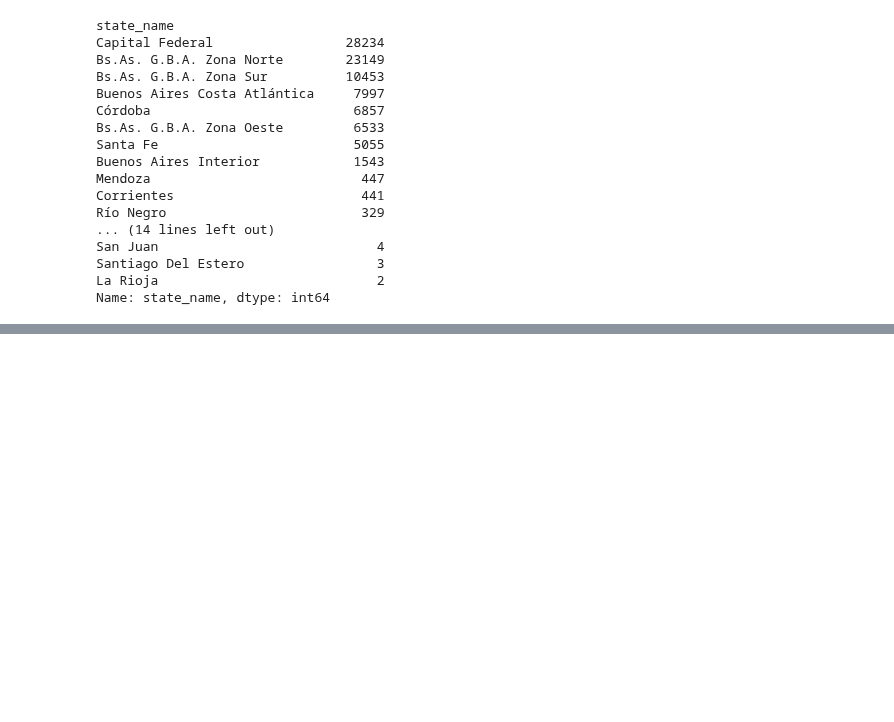
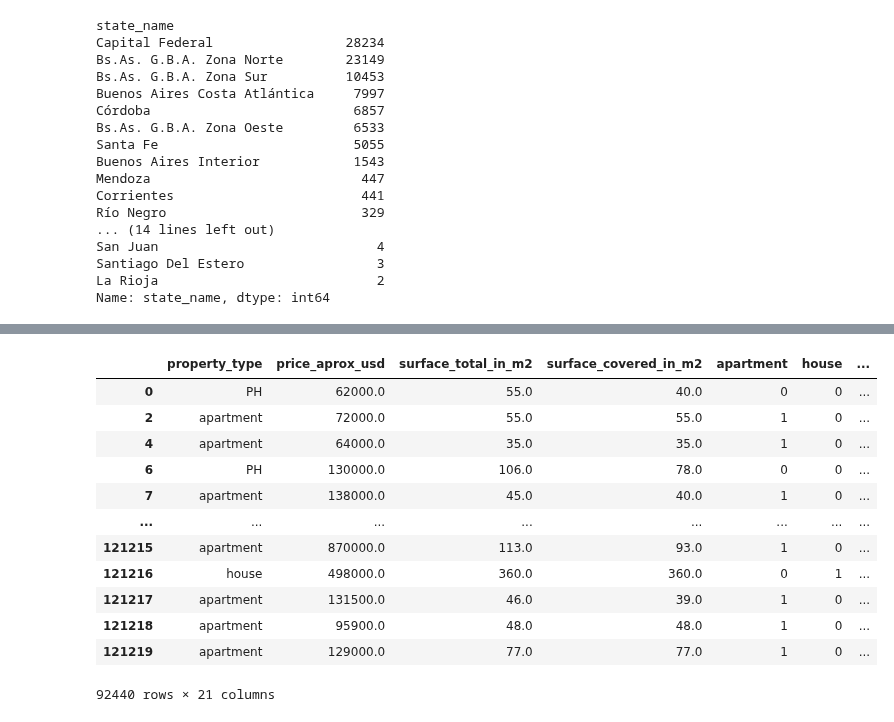
Before and after one commit to asasa293/limpieza_datos, a Jupyter notebook: TP2/TP2_MOISES.ipynb, the cells around one changed output, grey strips where cells are left out. Cells and saved outputs as stored; diff of their text form; code cells hidden in the pictures; blank space fills up the shorter version.

Commit message:
Preparado para modelo

```diff
--- a/TP2/TP2_MOISES.ipynb
+++ b/TP2/TP2_MOISES.ipynb
@@ -121,3 +123,15 @@ San Juan                            4
 Santiago Del Estero                 3
 La Rioja                            2
 Name: state_name, dtype: int64
+# %%
+state_group = (data.groupby(['state_name'])['state_name'].count()).sort_values(ascending=False)
+
+# Convertimos a DataFrame
+state = pd.DataFrame(state_group)
+state.index.name = None
+
+# Generamos nuevo DataFrame con Provincias con 500 propiedades o menos
+pocas_propiedades = state[state['state_name'] <= 500]
+
+pocas_prop = pocas_propiedades.index
+pocas_prop
@@ -123,0 +144,3 @@ Name: state_name, dtype: int64
+# %%
+# Cambiamos el nombre de la Provincia por 'Pocas Propiedades' para aquellas Provincias encontradas en el paso anterior
+data['state_name'][data['state_name'].isin(pocas_prop)] = 'Otras Provincias'
@@ -123,0 +152,5 @@ Name: state_name, dtype: int64
+# %%
+# Generación de variables Dummies para state_name
+
+state_name_dummies = pd.get_dummies(data['state_name'])
+state_name_dummies
@@ -123,0 +171,22 @@ Name: state_name, dtype: int64
+# %%
+# Para incorporar nuevas columnas dummies al DataFrame
+
+propiedades = data.join([state_name_dummies])
+# %%
+# Eliminamos la columna Otras Provincias para evitar multicolinealidad en el DataFrame y la columna state_name
+propiedades.drop(['Otras Provincias', 'state_name'], axis = 1, inplace=True)
+propiedades
+# %% [output]
+|  | property_type | price_aprox_usd | surface_total_in_m2 | surface_covered_in_m2 | apartment | house | ... |
+| 0 | PH | 62000.0 | 55.0 | 40.0 | 0 | 0 | ... |
+| 2 | apartment | 72000.0 | 55.0 | 55.0 | 1 | 0 | ... |
+| 4 | apartment | 64000.0 | 35.0 | 35.0 | 1 | 0 | ... |
+| 6 | PH | 130000.0 | 106.0 | 78.0 | 0 | 0 | ... |
+| 7 | apartment | 138000.0 | 45.0 | 40.0 | 1 | 0 | ... |
+| ... | ... | ... | ... | ... | ... | ... | ... |
+| 121215 | apartment | 870000.0 | 113.0 | 93.0 | 1 | 0 | ... |
+| 121216 | house | 498000.0 | 360.0 | 360.0 | 0 | 1 | ... |
+| 121217 | apartment | 131500.0 | 46.0 | 39.0 | 1 | 0 | ... |
+| 121218 | apartment | 95900.0 | 48.0 | 48.0 | 1 | 0 | ... |
+| 121219 | apartment | 129000.0 | 77.0 | 77.0 | 1 | 0 | ... |
+92440 rows × 21 columns
```
Also changed, not shown: parts of 11 cells of this notebook.
